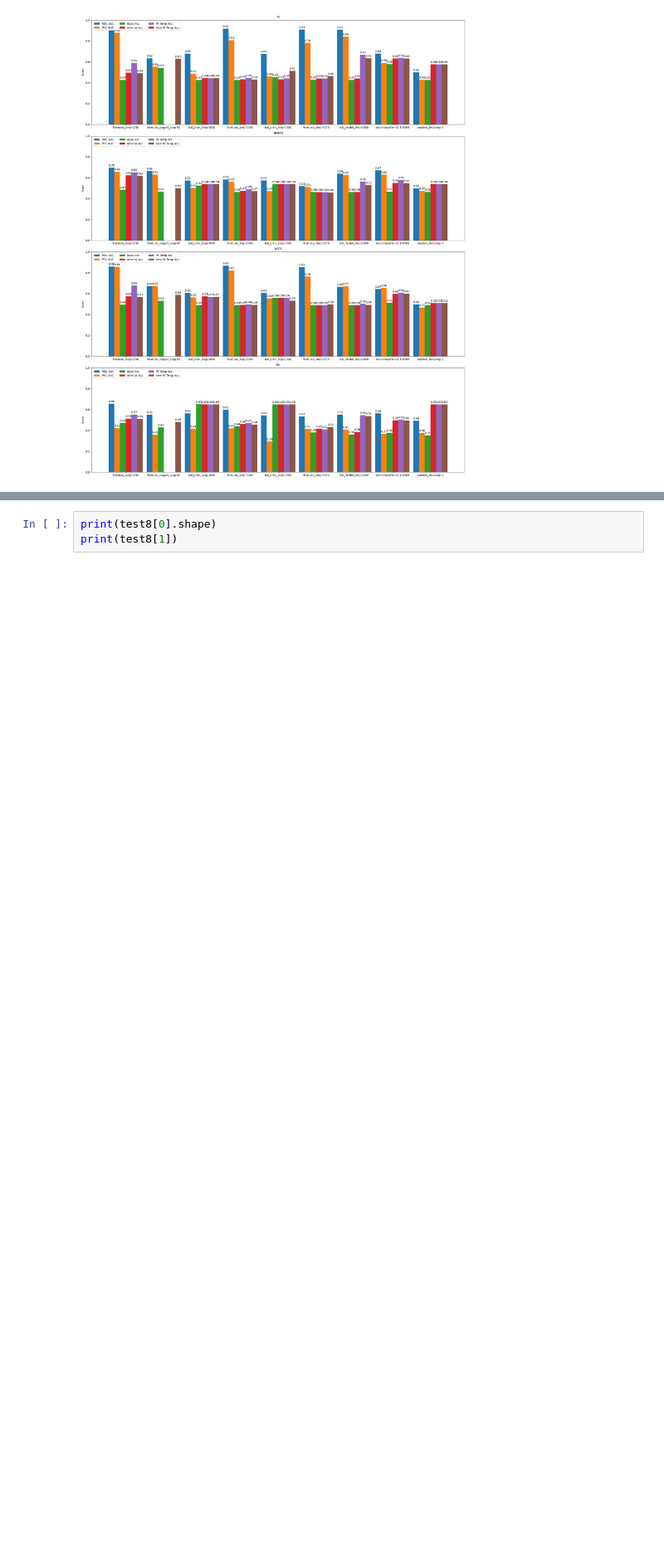
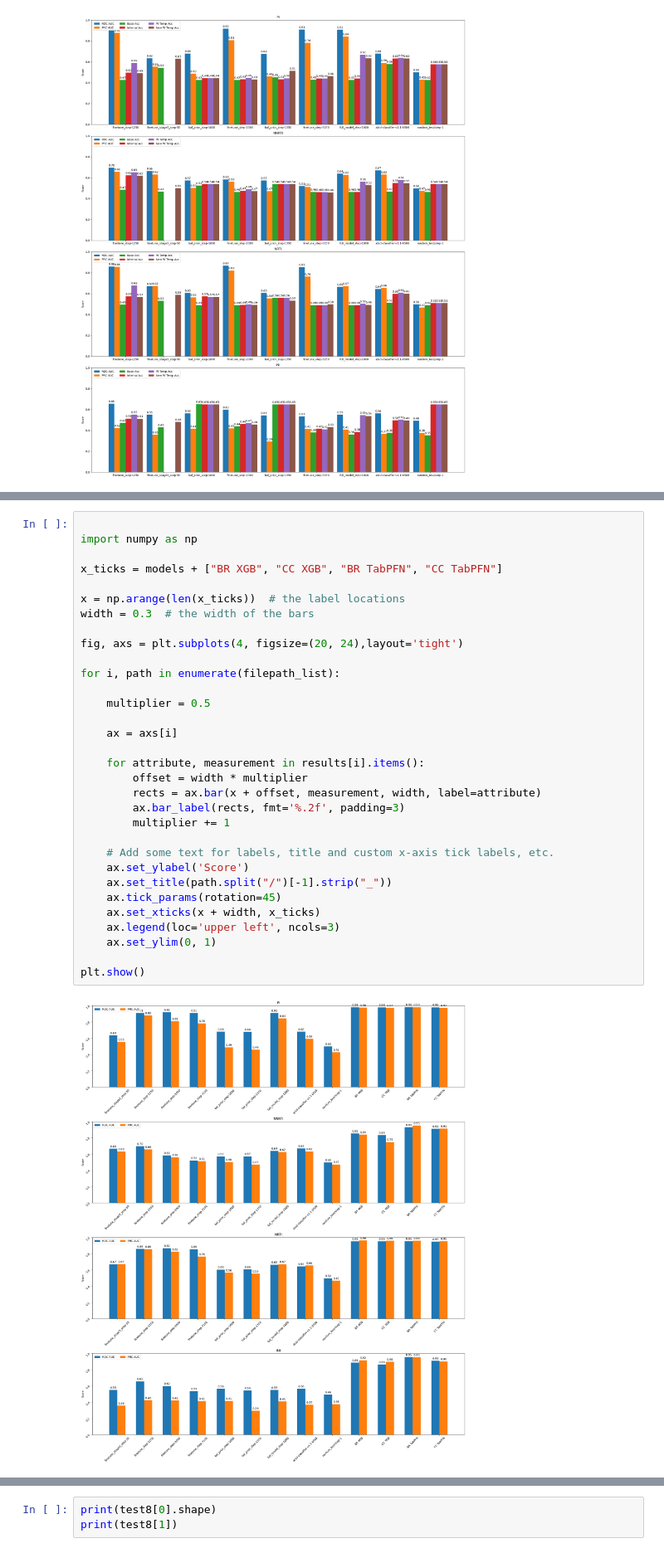
Before and after one commit to FloAvis/MultiLabel-PFN, a Jupyter notebook: Sandbox.ipynb, the cells around one changed output, grey strips where cells are left out. Shown at 83% size. Drawn from its saved outputs; the diff is of its cells as text; blank space fills up the shorter version.

```diff
--- a/Sandbox.ipynb
+++ b/Sandbox.ipynb
@@ -1306,3 +1428,37 @@ plt.show()
+# %%
+
+import numpy as np
+
+x_ticks = models + ["BR XGB", "CC XGB", "BR TabPFN", "CC TabPFN"]
+
+x = np.arange(len(x_ticks))  # the label locations
+width = 0.3  # the width of the bars
+
+fig, axs = plt.subplots(4, figsize=(20, 24),layout='tight')
+
+for i, path in enumerate(filepath_list):
+
+    multiplier = 0.5
+
+    ax = axs[i]
+
+    for attribute, measurement in results[i].items():
+        offset = width * multiplier
+        rects = ax.bar(x + offset, measurement, width, label=attribute)
+        ax.bar_label(rects, fmt='%.2f', padding=3)
+        multiplier += 1
+
+    # Add some text for labels, title and custom x-axis tick labels, etc.
+    ax.set_ylabel('Score')
+    ax.set_title(path.split("/")[-1].strip("_"))
+    ax.tick_params(rotation=45)
+    ax.set_xticks(x + width, x_ticks)
+    ax.legend(loc='upper left', ncols=3)
+    ax.set_ylim(0, 1)
+
+plt.show()
+# %% [output]
+[figure, added]
 # %%
 
 for path in filepath_list:
```
Also changed, not shown: parts of 1 cell of this notebook, 5 other files.
